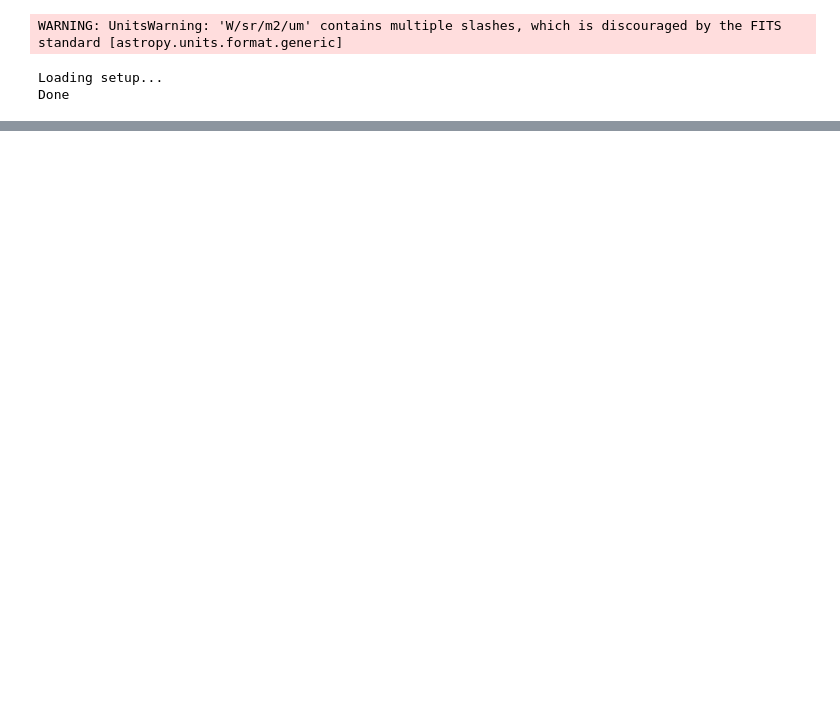
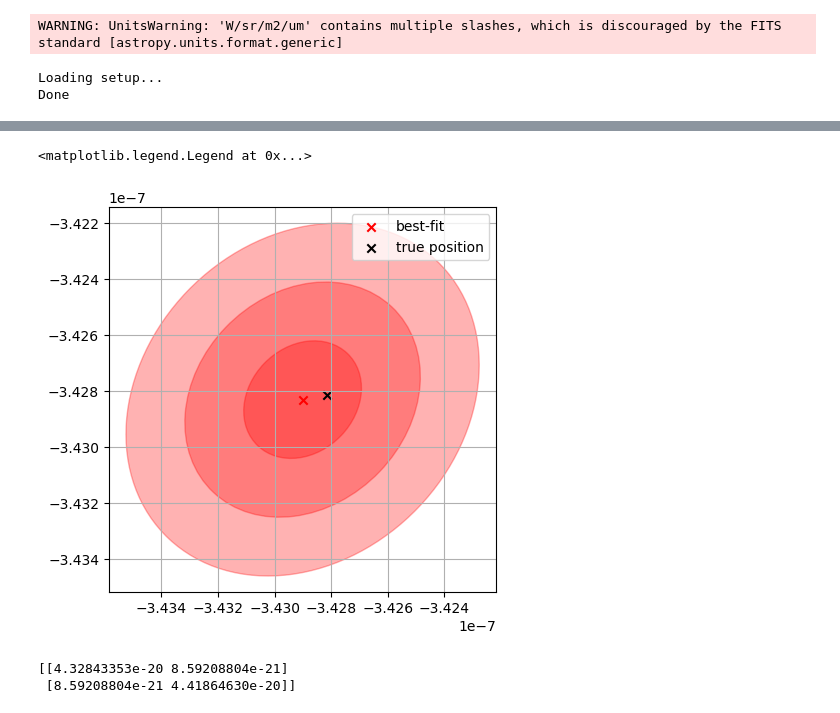
Before and after one commit to bcrazzolara/LIFEsandbox, a Jupyter notebook: lifesim_plots/full_sbw_pipeline.ipynb, the cells around one changed output, grey strips where cells are left out. Saved outputs shown, nothing was run; the diff lists cells and outputs as text; code cells hidden in the pictures; blank space fills up the shorter version.

```diff
--- a/lifesim_plots/full_sbw_pipeline.ipynb
+++ b/lifesim_plots/full_sbw_pipeline.ipynb
@@ -462,0 +405,33 @@ Done
+# %%
+positions = np.asarray(earth_twin._get_proj_sky_pos() / star.distance)
+fig, ax = plt.subplots(figsize = (5, 5))
+
+ax.plot(positions[0], positions[1], c= 'k')
+plot_covariance_ellipse(sed_cov[-2:,-2:],
+                        mean = (params_ml.collection[0].pos_x, params_ml.collection[0].pos_y),
+                        ax = ax,
+                        alpha = 0.3, color = 'r', n_std = 3)
+plot_covariance_ellipse(sed_cov[-2:,-2:],
+                        mean = (params_ml.collection[0].pos_x, params_ml.collection[0].pos_y),
+                        ax = ax,
+                        alpha = 0.3, color = 'r', n_std = 2)
+plot_covariance_ellipse(sed_cov[-2:,-2:],
+                        mean = (params_ml.collection[0].pos_x, params_ml.collection[0].pos_y),
+                        ax = ax,
+                        alpha = 0.3, color = 'r', n_std = 1)
+ax.scatter(params_ml.collection[0].pos_x, params_ml.collection[0].pos_y, marker = 'x', color = 'r', label = 'best-fit')
+ax.scatter(positions[0,-1], positions[1,-1], c='k', marker = 'x', label = 'true position')
+#ax.scatter(0,0, marker = '*', color = 'goldenrod', s= 200, alpha = 1)
+vmax = np.max(np.sqrt(positions[0]**2, positions[1]**2))*1.5
+#ax.set_xlim(-vmax, vmax)
+#ax.set_ylim(-vmax, vmax)
+ax.grid()
+ax.legend(loc = 'upper right')
+# %% [output]
+<matplotlib.legend.Legend at 0x...>
+[figure, added]
+# %%
+print(sed_cov[-2:,-2:])
+# %% [output]
+[[4.32843353e-20 8.59208804e-21]
+ [8.59208804e-21 4.41864630e-20]]
```
Also changed, not shown: parts of 11 cells of this notebook.
